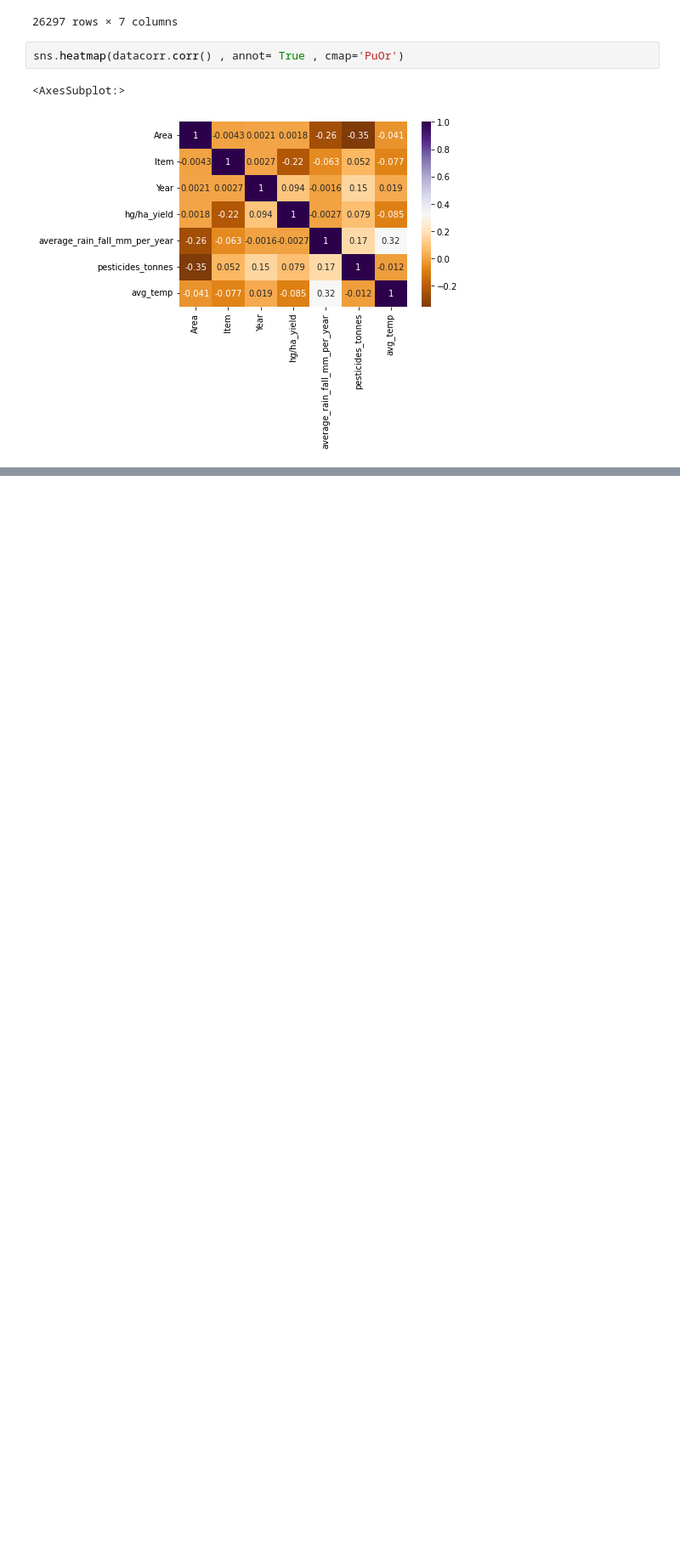
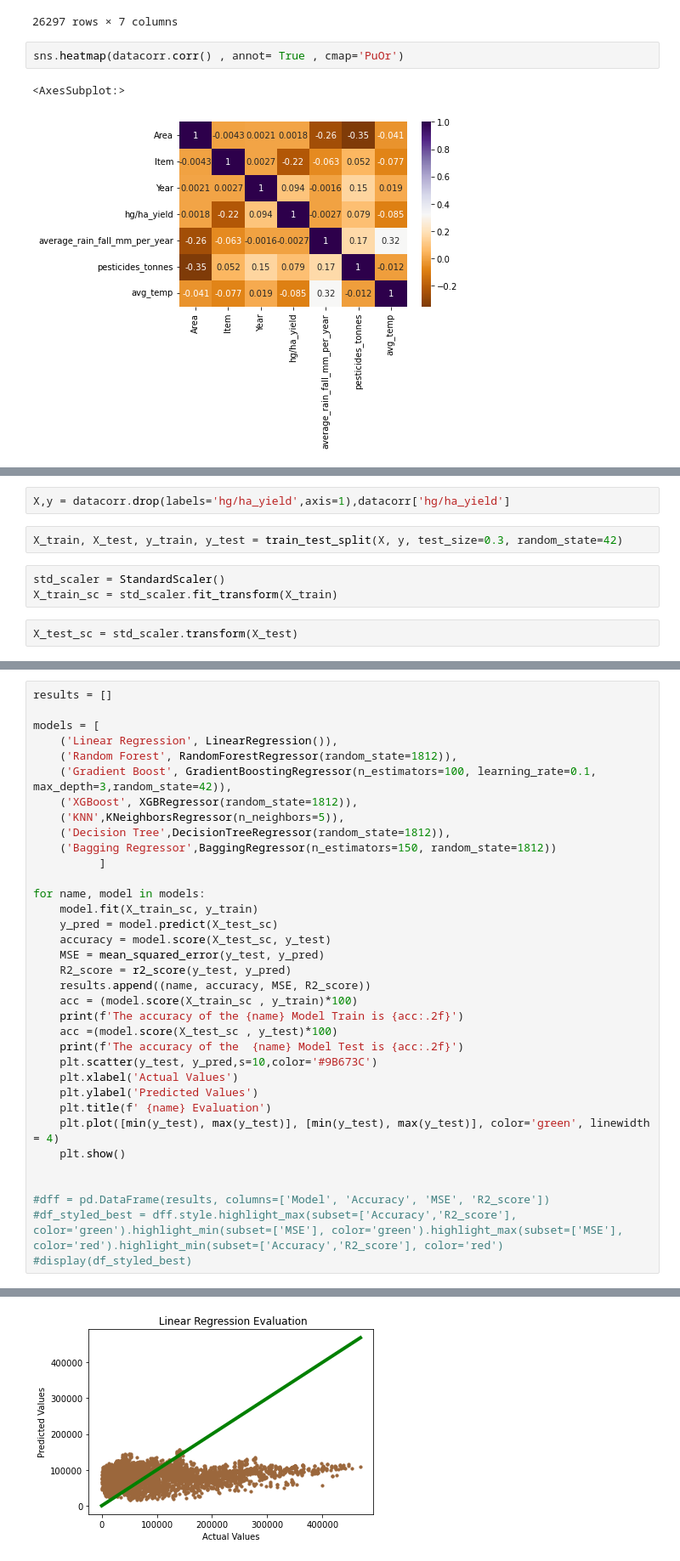
Before and after one commit to Vinayak-C12/Farm-Productivity, a Jupyter notebook: Yield Pediction.ipynb, the cells around one changed output, grey strips where cells are left out. Shown at 85% size. Saved outputs shown, nothing was run; the diff lists cells and outputs as text; blank space fills up the shorter version.

Commit message:
Adding the initial Model

```diff
--- a/Yield Pediction.ipynb
+++ b/Yield Pediction.ipynb
@@ -189,0 +212,9 @@ sns.heatmap(datacorr.corr() , annot= True , cmap='PuOr')
+# %%
+X,y = datacorr.drop(labels='hg/ha_yield',axis=1),datacorr['hg/ha_yield']
+# %%
+X_train, X_test, y_train, y_test = train_test_split(X, y, test_size=0.3, random_state=42)
+# %%
+std_scaler = StandardScaler()
+X_train_sc = std_scaler.fit_transform(X_train)
+# %%
+X_test_sc = std_scaler.transform(X_test)
@@ -189,0 +255,36 @@ sns.heatmap(datacorr.corr() , annot= True , cmap='PuOr')
+# %%
+results = []
+
+models = [
+    ('Linear Regression', LinearRegression()),
+    ('Random Forest', RandomForestRegressor(random_state=1812)),
+    ('Gradient Boost', GradientBoostingRegressor(n_estimators=100, learning_rate=0.1, max_depth=3,random_state=42)),
+    ('XGBoost', XGBRegressor(random_state=1812)),
+    ('KNN',KNeighborsRegressor(n_neighbors=5)),
+    ('Decision Tree',DecisionTreeRegressor(random_state=1812)),
+    ('Bagging Regressor',BaggingRegressor(n_estimators=150, random_state=1812))
+          ]
+
+for name, model in models:
+    model.fit(X_train_sc, y_train)
+    y_pred = model.predict(X_test_sc)
+    accuracy = model.score(X_test_sc, y_test)
+    MSE = mean_squared_error(y_test, y_pred)
+    R2_score = r2_score(y_test, y_pred)
+    results.append((name, accuracy, MSE, R2_score))
+    acc = (model.score(X_train_sc , y_train)*100)
+    print(f'The accuracy of the {name} Model Train is {acc:.2f}')
+    acc =(model.score(X_test_sc , y_test)*100)
+    print(f'The accuracy of the  {name} Model Test is {acc:.2f}')
+    plt.scatter(y_test, y_pred,s=10,color='#9B673C')
+    plt.xlabel('Actual Values')
+    plt.ylabel('Predicted Values')
+    plt.title(f' {name} Evaluation')
+    plt.plot([min(y_test), max(y_test)], [min(y_test), max(y_test)], color='green', linewidth = 4)
+    plt.show()
+
+
+#dff = pd.DataFrame(results, columns=['Model', 'Accuracy', 'MSE', 'R2_score'])
+#df_styled_best = dff.style.highlight_max(subset=['Accuracy','R2_score'], color='green').highlight_min(subset=['MSE'], color='green').highlight_max(subset=['MSE'], color='red').highlight_min(subset=['Accuracy','R2_score'], color='red')
+#display(df_styled_best)
+# %% [output]
@@ -189,0 +293 @@ sns.heatmap(datacorr.corr() , annot= True , cmap='PuOr')
+[figure, added]
```
Also changed, not shown: parts of 13 cells of this notebook.
